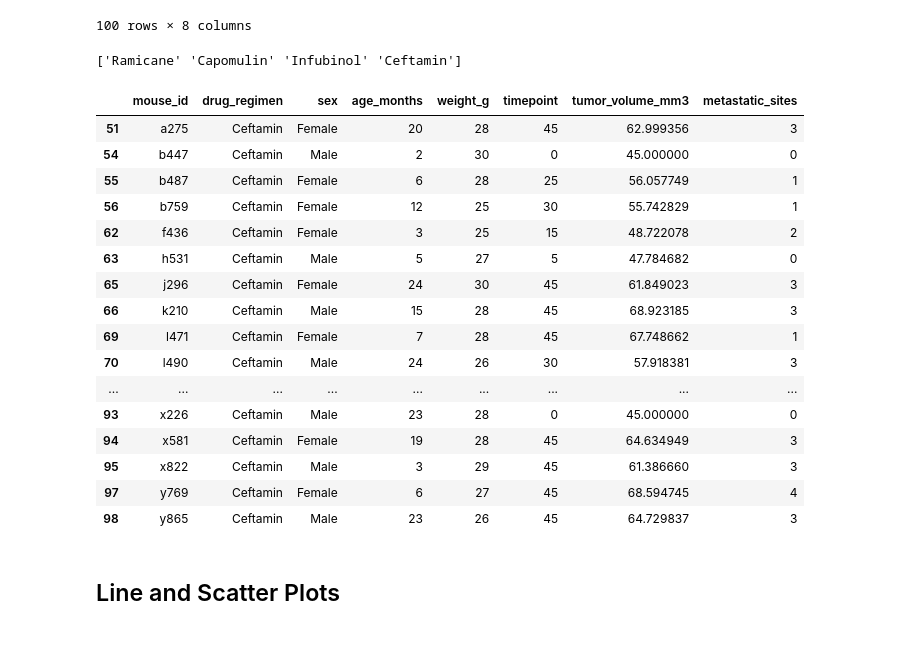
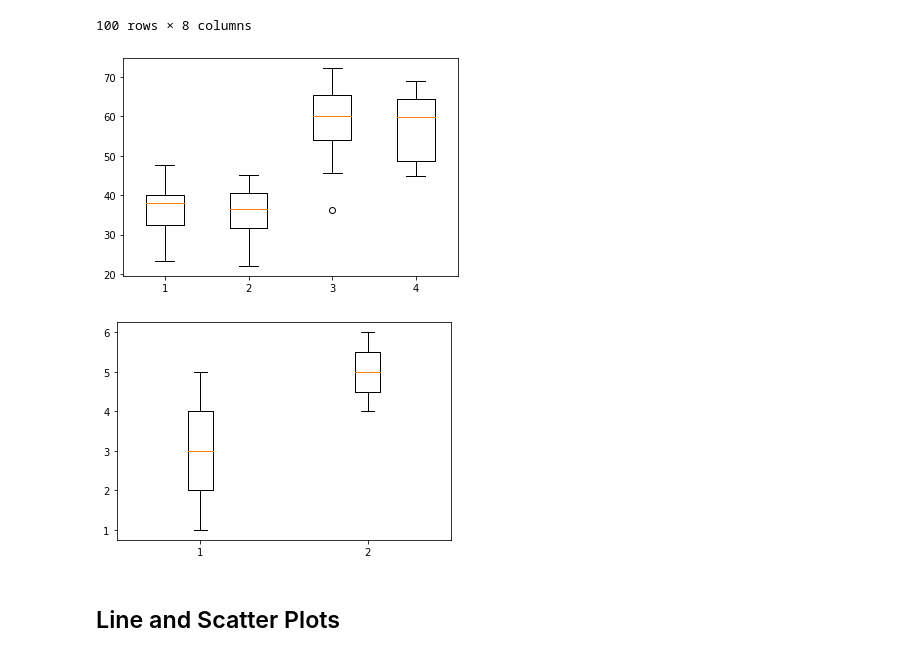
Before and after one commit to BatesJ72/matplotib_practice, a Jupyter notebook: pymaceuticals_v2.ipynb, the cells around one changed output. Cells and saved outputs as stored; diff of their text form; code cells hidden in the pictures.

Commit message:
that damn box plot is done

```diff
--- a/pymaceuticals_v2.ipynb
+++ b/pymaceuticals_v2.ipynb
@@ -556,35 +556,27 @@ capomulin = df_box[df_box["drug_regimen"] == "Capomulin"]
 infubinol = df_box[df_box["drug_regimen"] == "Infubinol"]
 ceftamin = df_box[df_box["drug_regimen"] == "Ceftamin"]
 
-capomulin
-ramicane
-infubinol
-ceftamin
+capomulin = capomulin["tumor_volume_mm3"]
+ramicane = ramicane["tumor_volume_mm3"]
+infubinol = infubinol["tumor_volume_mm3"]
+ceftamin = ceftamin["tumor_volume_mm3"]
-# %% [output]
-['Ramicane' 'Capomulin' 'Infubinol' 'Ceftamin']
-|  | mouse_id | drug_regimen | sex | age_months | weight_g | timepoint | tumor_volume_mm3 | metastatic_sites |
-| 51 | a275 | Ceftamin | Female | 20 | 28 | 45 | 62.999356 | 3 |
-| 54 | b447 | Ceftamin | Male | 2 | 30 | 0 | 45.000000 | 0 |
-| 55 | b487 | Ceftamin | Female | 6 | 28 | 25 | 56.057749 | 1 |
-| 56 | b759 | Ceftamin | Female | 12 | 25 | 30 | 55.742829 | 1 |
-| 62 | f436 | Ceftamin | Female | 3 | 25 | 15 | 48.722078 | 2 |
-| 63 | h531 | Ceftamin | Male | 5 | 27 | 5 | 47.784682 | 0 |
-| 65 | j296 | Ceftamin | Female | 24 | 30 | 45 | 61.849023 | 3 |
-| 66 | k210 | Ceftamin | Male | 15 | 28 | 45 | 68.923185 | 3 |
-| 69 | l471 | Ceftamin | Female | 7 | 28 | 45 | 67.748662 | 1 |
-| 70 | l490 | Ceftamin | Male | 24 | 26 | 30 | 57.918381 | 3 |
-| ... | ... | ... | ... | ... | ... | ... | ... | ... |
-| 93 | x226 | Ceftamin | Male | 23 | 28 | 0 | 45.000000 | 0 |
-| 94 | x581 | Ceftamin | Female | 19 | 28 | 45 | 64.634949 | 3 |
-| 95 | x822 | Ceftamin | Male | 3 | 29 | 45 | 61.386660 | 3 |
-| 97 | y769 | Ceftamin | Female | 6 | 27 | 45 | 68.594745 | 4 |
-| 98 | y865 | Ceftamin | Male | 23 | 26 | 45 | 64.729837 | 3 |
+# %%
+data = [capomulin, ramicane, infubinol, ceftamin]
+# data
+plt.boxplot((data))
+plt.show()
+# %% [output]
+[figure, added]
 # %%
-data = [[1, 3, 5], [4, 5, 6]]
+a = [1, 3, 5]
+b = [4, 5, 6]
+data = [a, b]
 
 plt.boxplot((data))
 
 plt.show()
+# %% [output]
+[figure, added]
 # %% [markdown]
 ## Line and Scatter Plots
 # %%
```
